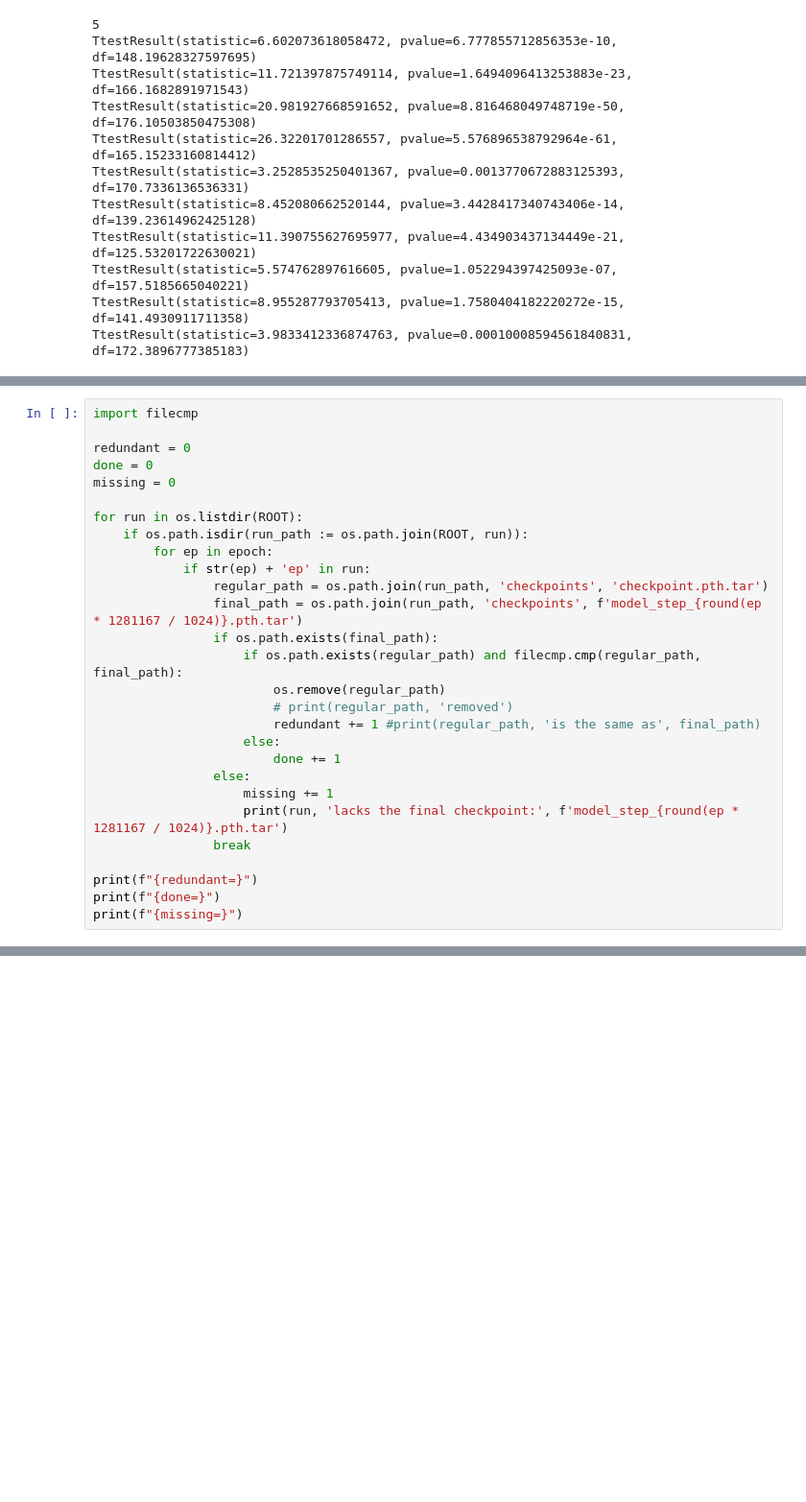
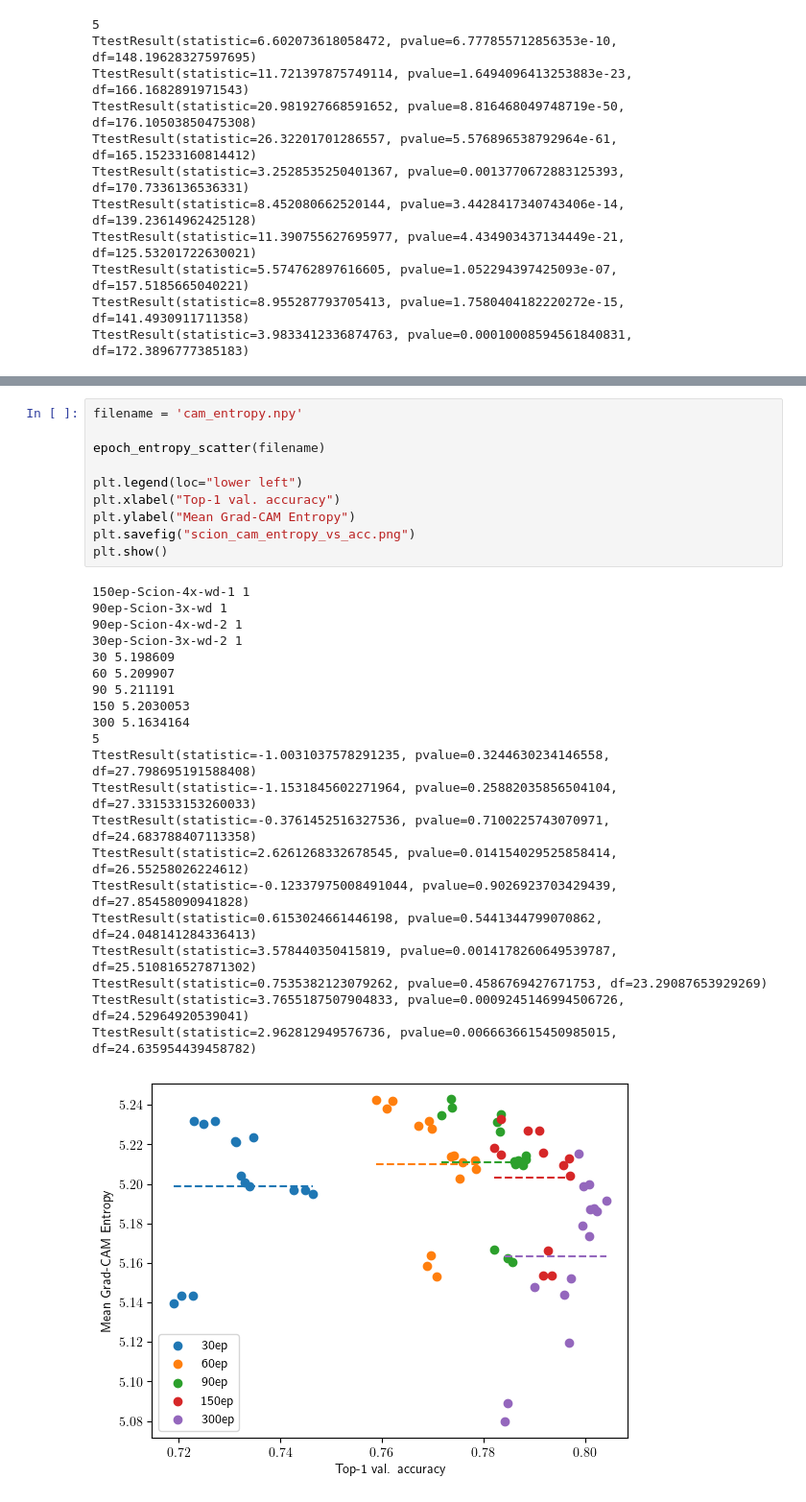
Before and after one commit to EIFY/mup-vit, a Jupyter notebook: notebooks/sweep_eval.ipynb, the cells around one changed output, grey strips where cells are left out. Shown at 96% size. Saved outputs shown, nothing was run; the diff lists cells and outputs as text; blank space fills up the shorter version.

```diff
--- a/notebooks/sweep_eval.ipynb
+++ b/notebooks/sweep_eval.ipynb
@@ -484,28 +263,0 @@ TtestResult(statistic=1.5673524263840015, pvalue=0.1311477239981563, df=22.24614
-# %%
-import filecmp
-
-redundant = 0
-done = 0
-missing = 0
-
-for run in os.listdir(ROOT):
-    if os.path.isdir(run_path := os.path.join(ROOT, run)):
-        for ep in epoch:
-            if str(ep) + 'ep' in run:
-                regular_path = os.path.join(run_path, 'checkpoints', 'checkpoint.pth.tar')
-                final_path = os.path.join(run_path, 'checkpoints', f'model_step_{round(ep * 1281167 / 1024)}.pth.tar')
-                if os.path.exists(final_path):
-                    if os.path.exists(regular_path) and filecmp.cmp(regular_path, final_path):
-                        os.remove(regular_path)
-                        # print(regular_path, 'removed')
-                        redundant += 1 #print(regular_path, 'is the same as', final_path)
-                    else:
-                        done += 1
-                else:
-                    missing += 1
-                    print(run, 'lacks the final checkpoint:', f'model_step_{round(ep * 1281167 / 1024)}.pth.tar')
-                break
-
-print(f"{redundant=}")
-print(f"{done=}")
-print(f"{missing=}")
@@ -530 +330,33 @@ missing=310
+# %%
+filename = 'cam_entropy.npy'
+
+epoch_entropy_scatter(filename)
+
+plt.legend(loc="lower left")
+plt.xlabel("Top-1 val. accuracy")
+plt.ylabel("Mean Grad-CAM Entropy")
+plt.savefig("scion_cam_entropy_vs_acc.png")
+plt.show()
+# %% [output]
+150ep-Scion-4x-wd-1 1
+90ep-Scion-3x-wd 1
+90ep-Scion-4x-wd-2 1
+30ep-Scion-3x-wd-2 1
+30 5.198609
+60 5.209907
+90 5.211191
+150 5.2030053
+300 5.1634164
+5
+TtestResult(statistic=-1.0031037578291235, pvalue=0.3244630234146558, df=27.798695191588408)
+TtestResult(statistic=-1.1531845602271964, pvalue=0.25882035856504104, df=27.331533153260033)
+TtestResult(statistic=-0.3761452516327536, pvalue=0.7100225743070971, df=24.683788407113358)
+TtestResult(statistic=2.6261268332678545, pvalue=0.014154029525858414, df=26.55258026224612)
+TtestResult(statistic=-0.12337975008491044, pvalue=0.9026923703429439, df=27.85458090941828)
+TtestResult(statistic=0.6153024661446198, pvalue=0.5441344799070862, df=24.048141284336413)
+TtestResult(statistic=3.578440350415819, pvalue=0.0014178260649539787, df=25.510816527871302)
+TtestResult(statistic=0.7535382123079262, pvalue=0.4586769427671753, df=23.29087653929269)
+TtestResult(statistic=3.7655187507904833, pvalue=0.0009245146994506726, df=24.52964920539041)
+TtestResult(statistic=2.962812949576736, pvalue=0.0066636615450985015, df=24.635954439458782)
+[figure, added]
 # %%
```
Also changed, not shown: parts of 14 cells of this notebook, 15 other files.
